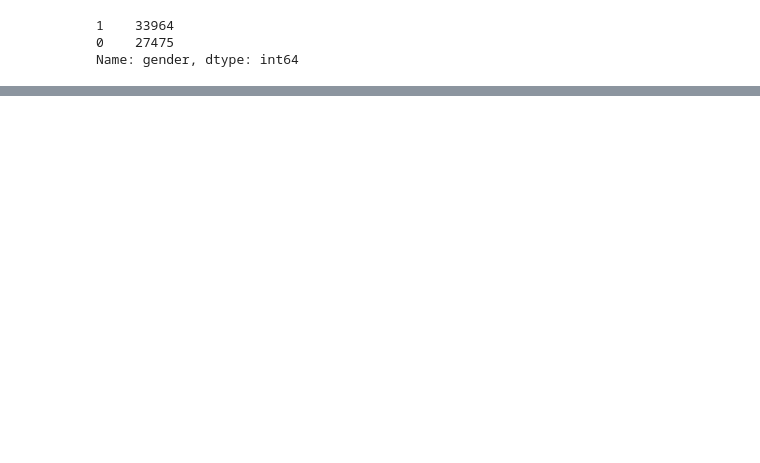
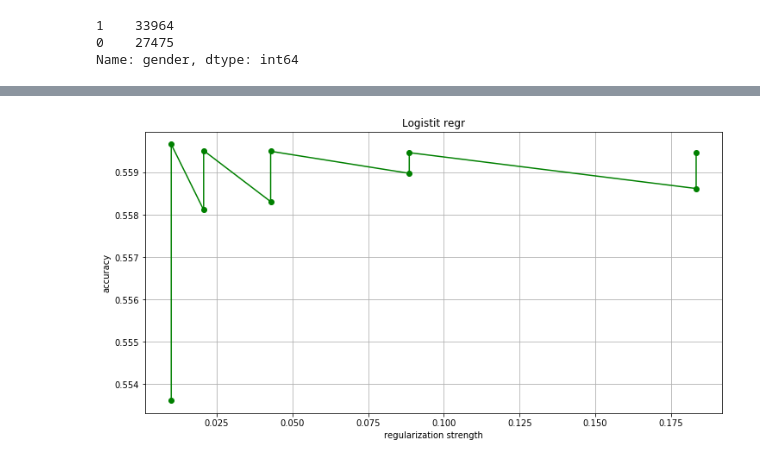
Before and after one commit to alexey9019/data, a Jupyter notebook: 1.ipynb, the cells around one changed output, grey strips where cells are left out. Saved outputs shown, nothing was run; the diff lists cells and outputs as text; code cells hidden in the pictures; blank space fills up the shorter version.

```diff
--- a/1.ipynb
+++ b/1.ipynb
@@ -297,0 +377,4 @@ print (f"MAE {mae}")
+# %%
+grid_plot(logreg_cv.cv_results_['param_C'][:10], logreg_cv.cv_results_['mean_test_score'][:10], 'regularization strength', 'Logistit regr')
+# %% [output]
+[figure, added]
```
Also changed, not shown: parts of 28 cells of this notebook.
